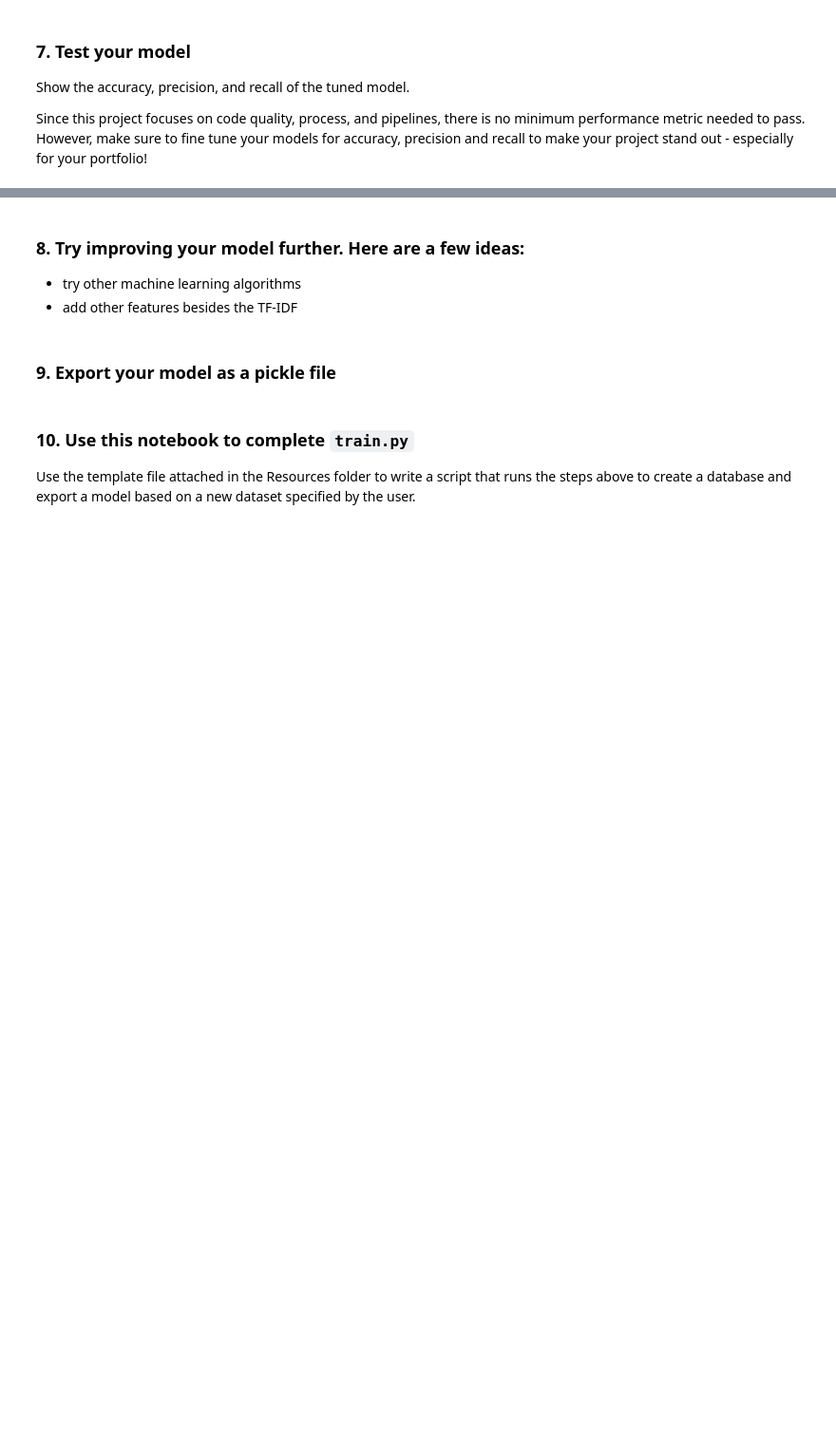
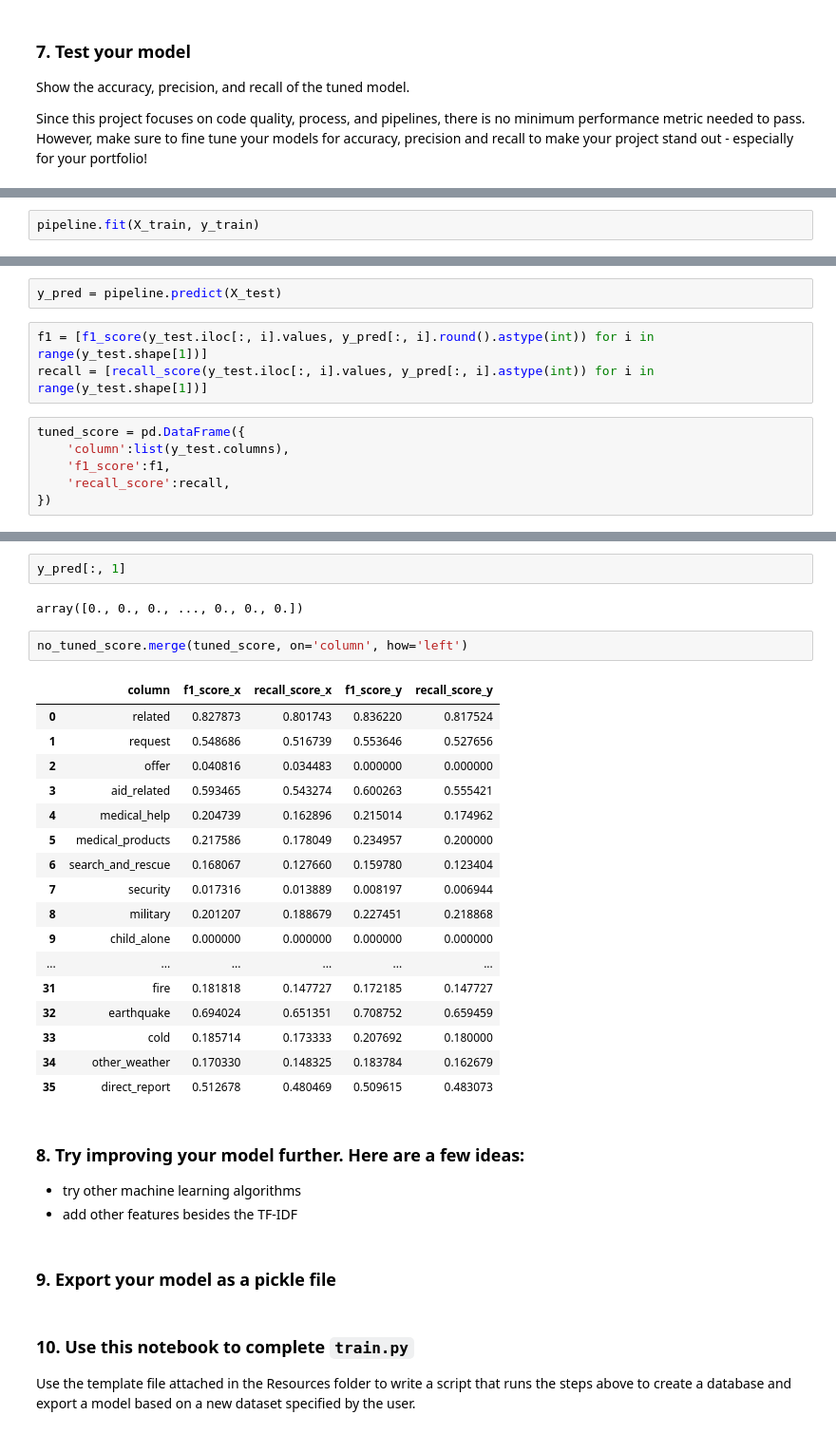
Before and after one commit to ortizjuan2/disaster-response, a Jupyter notebook: ML Pipeline Preparation.ipynb, the cells around one changed output, grey strips where cells are left out. Shown at 95% size. Drawn from its saved outputs; the diff is of its cells as text; blank space fills up the shorter version.

```diff
--- a/ML Pipeline Preparation.ipynb
+++ b/ML Pipeline Preparation.ipynb
@@ -129,0 +218,2 @@ Since this project focuses on code quality, process, and  pipelines, there is no
+# %%
+pipeline.fit(X_train, y_train)
@@ -129,0 +223,11 @@ Since this project focuses on code quality, process, and  pipelines, there is no
+# %%
+y_pred = pipeline.predict(X_test)
+# %%
+f1 = [f1_score(y_test.iloc[:, i].values, y_pred[:, i].round().astype(int)) for i in range(y_test.shape[1])]
+recall = [recall_score(y_test.iloc[:, i].values, y_pred[:, i].astype(int)) for i in range(y_test.shape[1])]
+# %%
+tuned_score = pd.DataFrame({
+    'column':list(y_test.columns),
+    'f1_score':f1,
+    'recall_score':recall,
+})
@@ -130,3 +254,27 @@ Since this project focuses on code quality, process, and  pipelines, there is no
+# %%
+y_pred[:, 1]
+# %% [output]
+array([0., 0., 0., ..., 0., 0., 0.])
+# %%
+no_tuned_score.merge(tuned_score, on='column', how='left')
+# %% [output]
+|  | column | f1_score_x | recall_score_x | f1_score_y | recall_score_y |
+| 0 | related | 0.827873 | 0.801743 | 0.836220 | 0.817524 |
+| 1 | request | 0.548686 | 0.516739 | 0.553646 | 0.527656 |
+| 2 | offer | 0.040816 | 0.034483 | 0.000000 | 0.000000 |
+| 3 | aid_related | 0.593465 | 0.543274 | 0.600263 | 0.555421 |
+| 4 | medical_help | 0.204739 | 0.162896 | 0.215014 | 0.174962 |
+| 5 | medical_products | 0.217586 | 0.178049 | 0.234957 | 0.200000 |
+| 6 | search_and_rescue | 0.168067 | 0.127660 | 0.159780 | 0.123404 |
+| 7 | security | 0.017316 | 0.013889 | 0.008197 | 0.006944 |
+| 8 | military | 0.201207 | 0.188679 | 0.227451 | 0.218868 |
+| 9 | child_alone | 0.000000 | 0.000000 | 0.000000 | 0.000000 |
+| ... | ... | ... | ... | ... | ... |
+| 31 | fire | 0.181818 | 0.147727 | 0.172185 | 0.147727 |
+| 32 | earthquake | 0.694024 | 0.651351 | 0.708752 | 0.659459 |
+| 33 | cold | 0.185714 | 0.173333 | 0.207692 | 0.180000 |
+| 34 | other_weather | 0.170330 | 0.148325 | 0.183784 | 0.162679 |
+| 35 | direct_report | 0.512678 | 0.480469 | 0.509615 | 0.483073 |
 # %% [markdown]
 ### 8. Try improving your model further. Here are a few ideas:
 * try other machine learning algorithms
```
Also changed, not shown: parts of 43 cells of this notebook, 5 other files.
